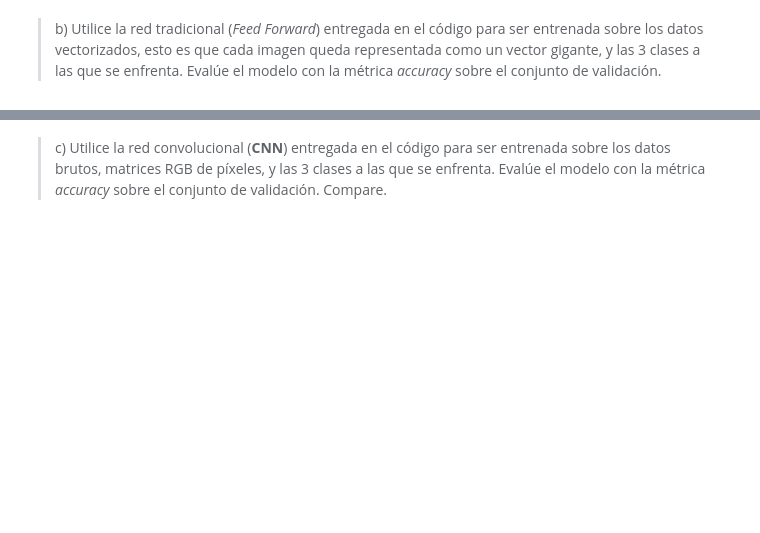
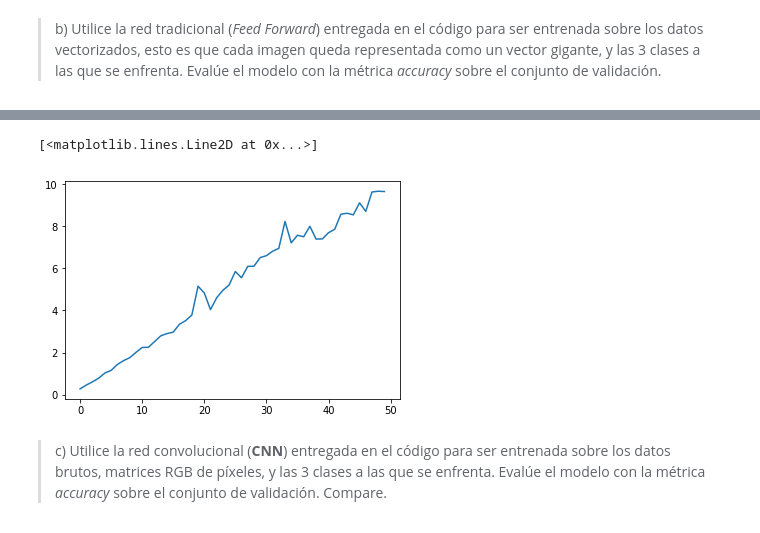
Before and after one commit to Hysteric-Larva/T3, a Jupyter notebook: T3_2.ipynb, the cells around one changed output, grey strips where cells are left out. Cells and saved outputs as stored; diff of their text form; code cells hidden in the pictures; blank space fills up the shorter version.

```diff
--- a/T3_2.ipynb
+++ b/T3_2.ipynb
@@ -75,3 +108,8 @@ Accuracy validation:  0.484375
+# %%
+plt.plot(step,ltime)
+# %% [output]
+[<matplotlib.lines.Line2D at 0x...>]
+[figure, added]
 # %% [markdown]
 > c) Utilice la red convolucional (**CNN**) entregada en el código para ser entrenada sobre los datos brutos, matrices RGB de píxeles, y las 3 clases a las que se enfrenta. Evalúe el modelo con la métrica *accuracy* sobre el conjunto de validación. Compare.
 # %%
```
Also changed, not shown: parts of 8 cells of this notebook.
